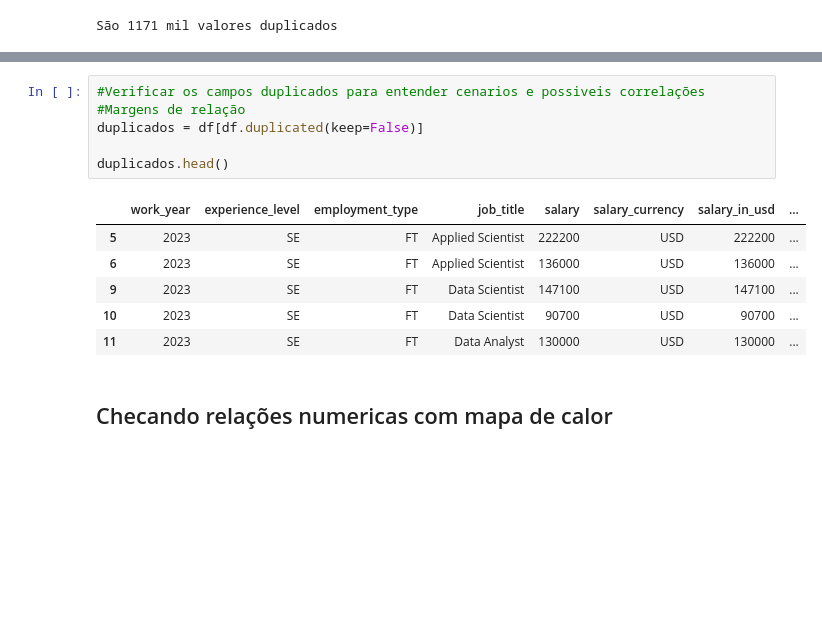
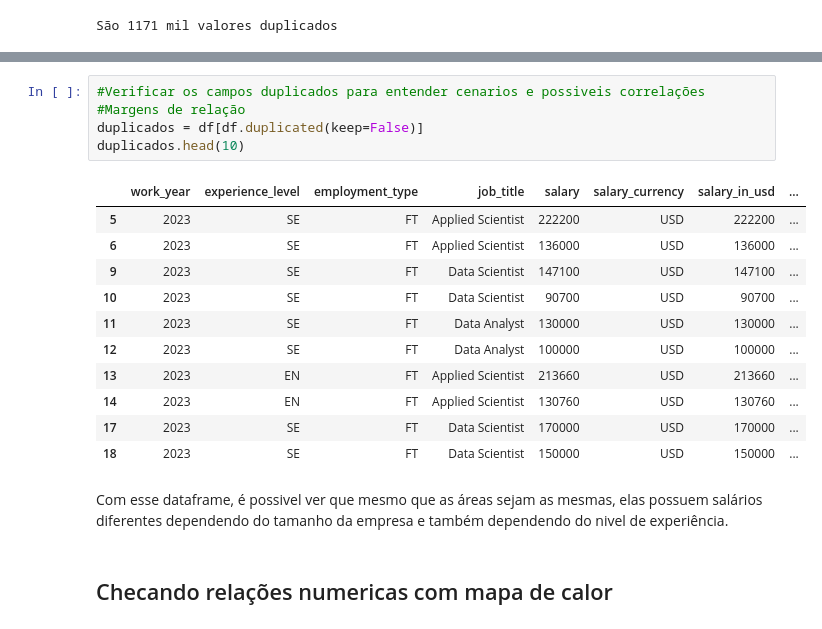
Before and after one commit to LiliamLtx/DataScience, a Jupyter notebook: salarios-datascience.ipynb, the cells around one changed output, grey strips where cells are left out. Cells and saved outputs as stored; diff of their text form; blank space fills up the shorter version.

```diff
--- a/salarios-datascience.ipynb
+++ b/salarios-datascience.ipynb
@@ -107,16 +93,22 @@ df = pd.DataFrame(salarios)
 # %%
 #Verificar os campos duplicados para entender cenarios e possiveis correlações
 #Margens de relação
 duplicados = df[df.duplicated(keep=False)]
-
-duplicados.head()
+duplicados.head(10)
 # %% [output]
 |  | work_year | experience_level | employment_type | job_title | salary | salary_currency | salary_in_usd | ... |
 | 5 | 2023 | SE | FT | Applied Scientist | 222200 | USD | 222200 | ... |
 | 6 | 2023 | SE | FT | Applied Scientist | 136000 | USD | 136000 | ... |
 | 9 | 2023 | SE | FT | Data Scientist | 147100 | USD | 147100 | ... |
 | 10 | 2023 | SE | FT | Data Scientist | 90700 | USD | 90700 | ... |
 | 11 | 2023 | SE | FT | Data Analyst | 130000 | USD | 130000 | ... |
+| 12 | 2023 | SE | FT | Data Analyst | 100000 | USD | 100000 | ... |
+| 13 | 2023 | EN | FT | Applied Scientist | 213660 | USD | 213660 | ... |
+| 14 | 2023 | EN | FT | Applied Scientist | 130760 | USD | 130760 | ... |
+| 17 | 2023 | SE | FT | Data Scientist | 170000 | USD | 170000 | ... |
+| 18 | 2023 | SE | FT | Data Scientist | 150000 | USD | 150000 | ... |
+# %% [markdown]
+Com esse dataframe, é possivel ver que mesmo que as áreas sejam as mesmas, elas possuem salários diferentes dependendo do tamanho da empresa e também dependendo do nivel de experiência.
 # %% [markdown]
 ## Checando relações numericas com mapa de calor
 # %%
```
Also changed, not shown: parts of 5 cells of this notebook.
